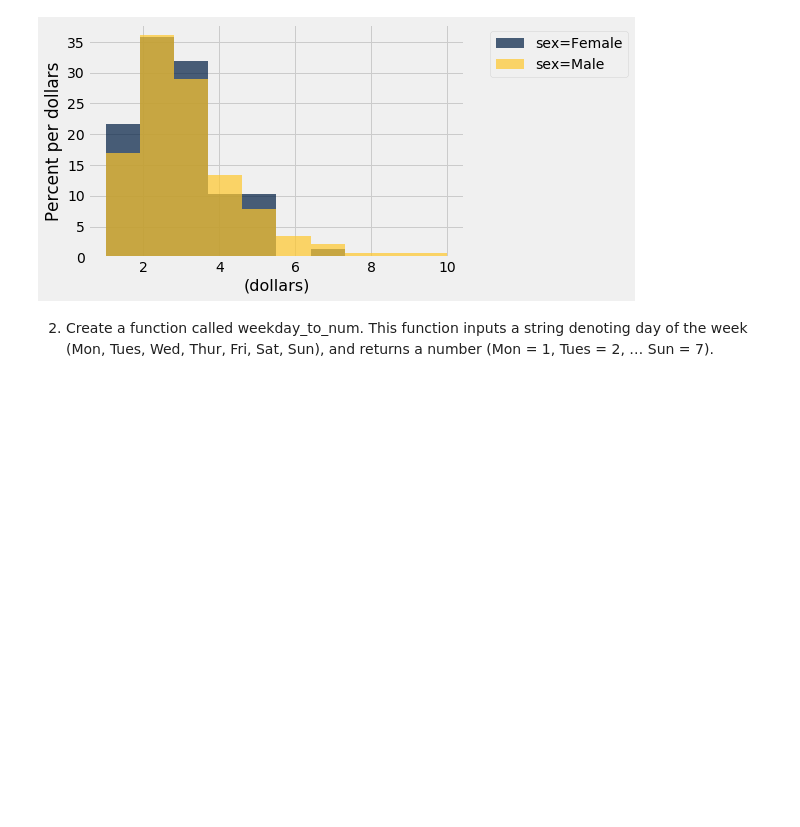
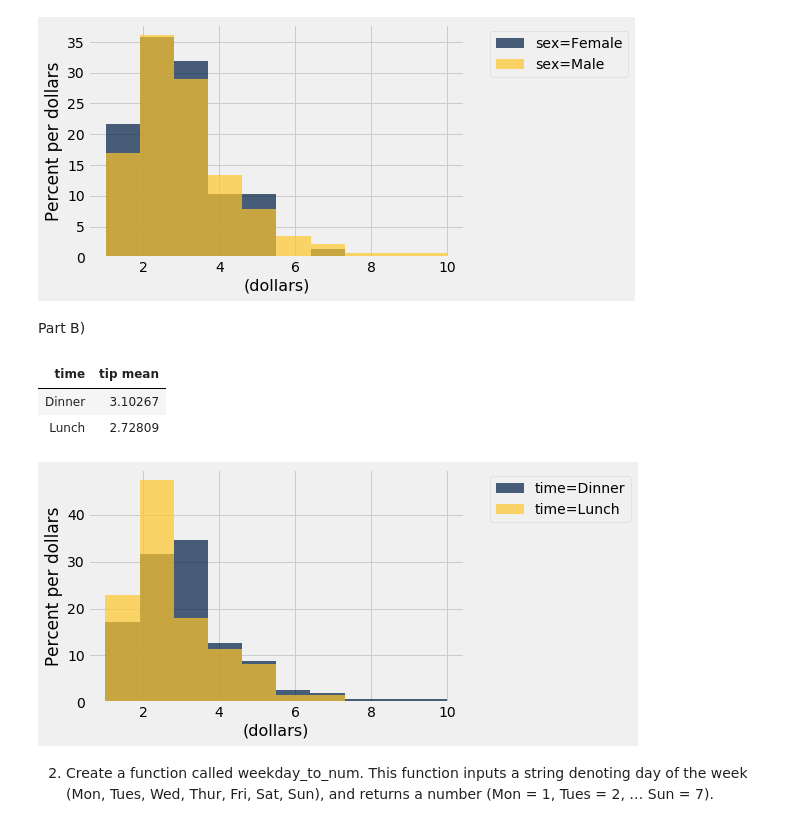
Before and after one commit to izaiahladuke/Izaiah-LaDuke-Practical-Application, a Jupyter notebook: Practical Application Lesson 9.ipynb, the cells around one changed output. Drawn from its saved outputs; the diff is of its cells as text; code cells hidden in the pictures; blank space fills up the shorter version.

```diff
--- a/Practical Application Lesson 9.ipynb
+++ b/Practical Application Lesson 9.ipynb
@@ -23,6 +25,18 @@ tips.select('tip','sex').group('sex',np.mean)
 tips.hist('tip',unit='dollars', group='sex')
 # %% [output]
 [figure]
+# %% [markdown]
+Part B)
+# %%
+tips.select('tip','time').group('time',np.mean)
+# %% [output]
+| time | tip mean |
+| Dinner | 3.10267 |
+| Lunch | 2.72809 |
+# %%
+tips.hist('tip',unit='dollars', group='time')
+# %% [output]
+[figure, added]
 # %% [markdown]
 2) Create a function called weekday_to_num. This function inputs a string denoting day of
 the week (Mon, Tues, Wed, Thur, Fri, Sat, Sun), and returns a number (Mon = 1, Tues =
```
Also changed, not shown: parts of 1 cell of this notebook.
